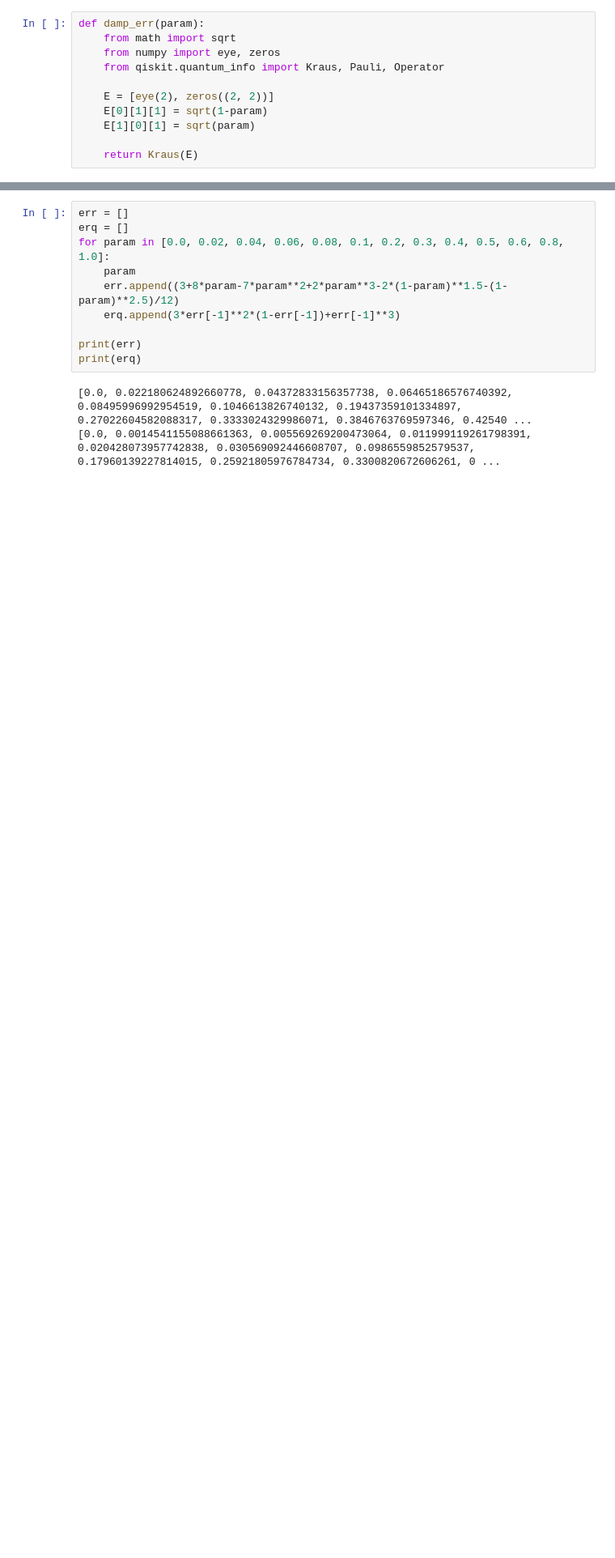
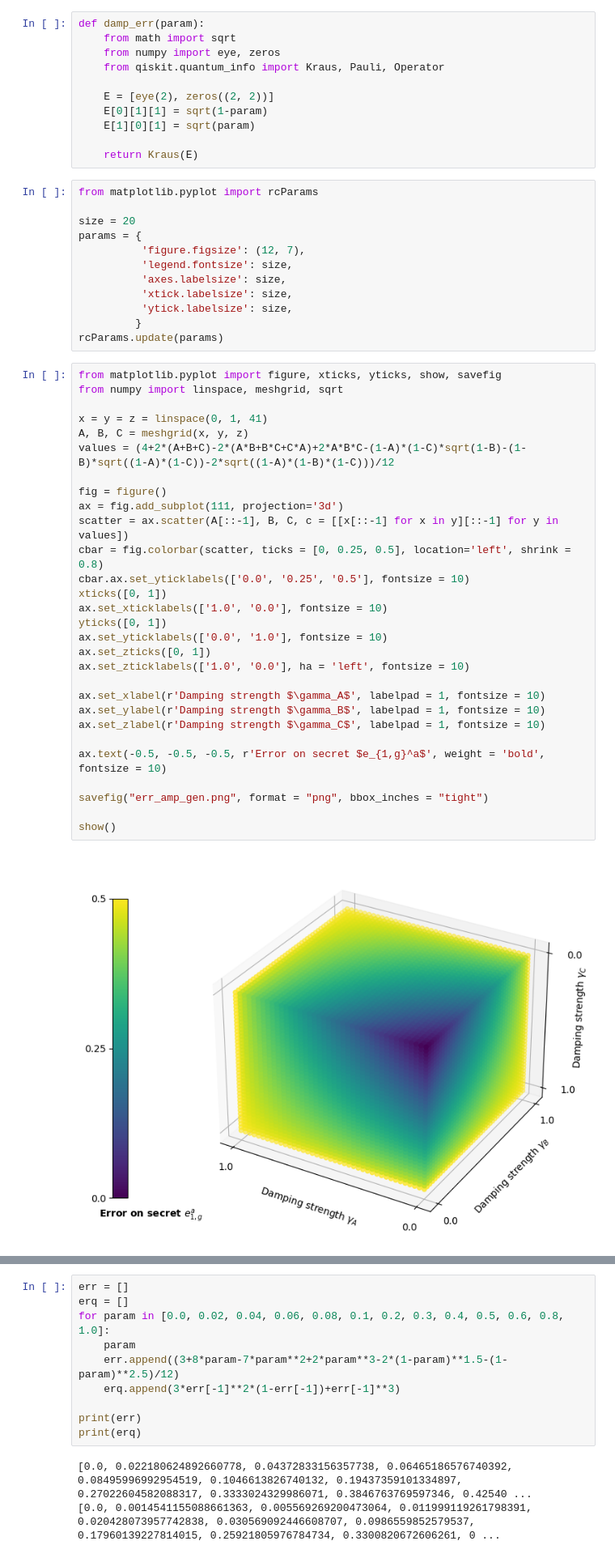
Before and after one commit to sp-k/NoisyQSS, a Jupyter notebook: Untitled.ipynb, the cells around one changed output, grey strips where cells are left out. Shown at 81% size. Cells and saved outputs as stored; diff of their text form; blank space fills up the shorter version.

```diff
--- a/Untitled.ipynb
+++ b/Untitled.ipynb
@@ -150,6 +600,49 @@ def damp_err(param):
     E[1][0][1] = sqrt(param)
 
     return Kraus(E)
+# %%
+from matplotlib.pyplot import rcParams
+
+size = 20
+params = {
+          'figure.figsize': (12, 7),
+          'legend.fontsize': size,
+          'axes.labelsize': size,
+          'xtick.labelsize': size,
+          'ytick.labelsize': size,
+         }
+rcParams.update(params)
+# %%
+from matplotlib.pyplot import figure, xticks, yticks, show, savefig
+from numpy import linspace, meshgrid, sqrt
+
+x = y = z = linspace(0, 1, 41)
+A, B, C = meshgrid(x, y, z)
+values = (4+2*(A+B+C)-2*(A*B+B*C+C*A)+2*A*B*C-(1-A)*(1-C)*sqrt(1-B)-(1-B)*sqrt((1-A)*(1-C))-2*sqrt((1-A)*(1-B)*(1-C)))/12
+
+fig = figure()
+ax = fig.add_subplot(111, projection='3d')
+scatter = ax.scatter(A[::-1], B, C, c = [[x[::-1] for x in y][::-1] for y in values])
+cbar = fig.colorbar(scatter, ticks = [0, 0.25, 0.5], location='left', shrink = 0.8)
+cbar.ax.set_yticklabels(['0.0', '0.25', '0.5'], fontsize = 10)
+xticks([0, 1])
+ax.set_xticklabels(['1.0', '0.0'], fontsize = 10)
+yticks([0, 1])
+ax.set_yticklabels(['0.0', '1.0'], fontsize = 10)
+ax.set_zticks([0, 1])
+ax.set_zticklabels(['1.0', '0.0'], ha = 'left', fontsize = 10)
+
+ax.set_xlabel(r'Damping strength $\gamma_A$', labelpad = 1, fontsize = 10)
+ax.set_ylabel(r'Damping strength $\gamma_B$', labelpad = 1, fontsize = 10)
+ax.set_zlabel(r'Damping strength $\gamma_C$', labelpad = 1, fontsize = 10)
+
+ax.text(-0.5, -0.5, -0.5, r'Error on secret $e_{1,g}^a$', weight = 'bold', fontsize = 10)
+
+savefig("err_amp_gen.png", format = "png", bbox_inches = "tight")
+
+show()
+# %% [output]
+[figure, added]
 # %%
 from math import sqrt
 from numpy.random import randint
```
Also changed, not shown: parts of 13 cells of this notebook, 7 other files.
